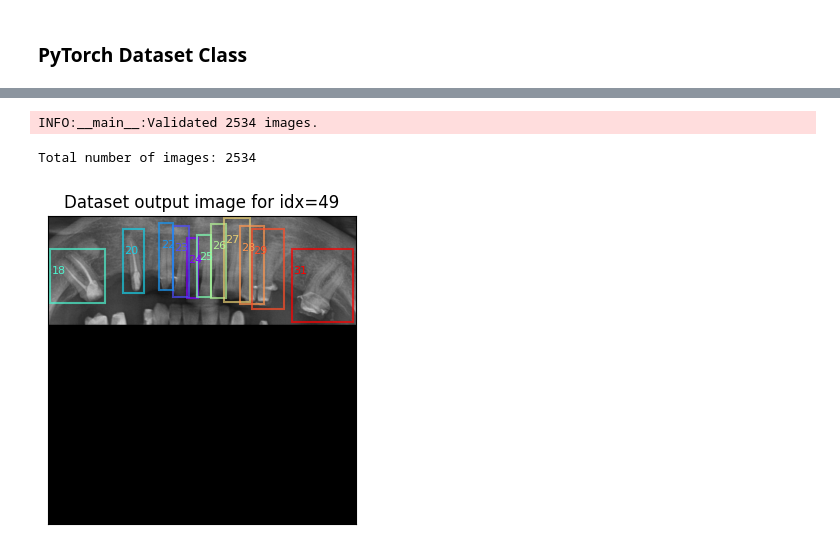
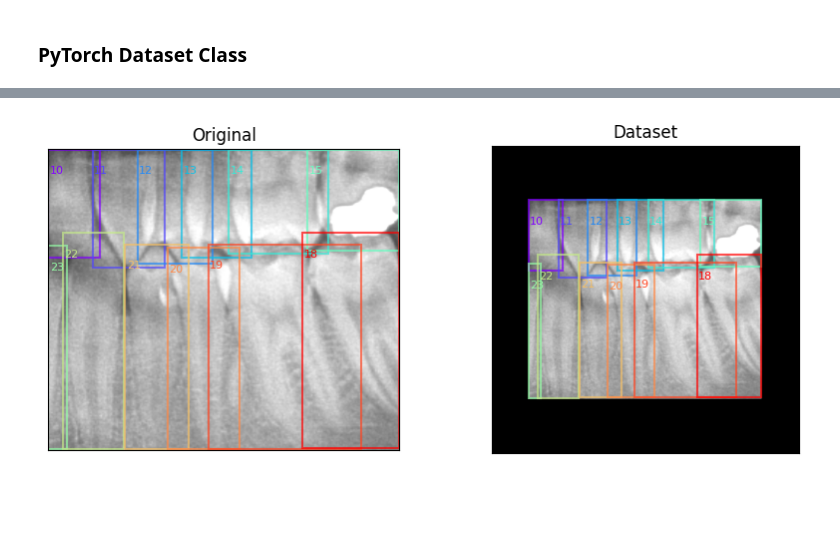
Before and after one commit to awerdich/computervision, a Jupyter notebook: notebooks/detection/07_dataset.ipynb, the cells around one changed output, grey strips where cells are left out. Drawn from its saved outputs; the diff is of its cells as text; code cells hidden in the pictures; blank space fills up the shorter version.

```diff
--- a/notebooks/detection/07_dataset.ipynb
+++ b/notebooks/detection/07_dataset.ipynb
@@ -233,7 +230,7 @@ print(proc_size)
 # %% [markdown]
 ### PyTorch Dataset Class ###
 # %%
-class DatasetFromDF(Dataset):
+class DTRdataset(Dataset):
     def __init__(self,
                  data: pd.DataFrame,
                  image_processor,
@@ -241,7 +238,7 @@ class DatasetFromDF(Dataset):
                  file_name_col: str,
                  label_id_col: str,
                  bbox_col: str,
-                 transformations: list = None):
+                 transforms: list = None):
 
         self.data = data
         self.image_processor = image_processor
@@ -249,9 +246,9 @@ class DatasetFromDF(Dataset):
         self.file_name_col = file_name_col
         self.label_id_col = label_id_col
         self.bbox_col = bbox_col
-        self.transformations = transformations
-        if transformations is None:
-            self.transformations = [alb.NoOp()]
+        self.transforms = transforms
+        if transforms is None:
+            self.transforms = [alb.NoOp()]
         self.file_list = [os.path.join(image_dir, file) for file in list(data[file_name_col].unique())]
         assert self.validate()
         self.bbox_format = {'format': 'coco',
@@ -288,14 +285,14 @@ class DatasetFromDF(Dataset):
             self.label_id_col].tolist()
 
         # Apply image transform
-        detr = DETRansform(bbox_format=self.bbox_format, transformations=self.transformations)
+        detr = DETRansform(bbox_format=self.bbox_format, transforms=self.transforms)
         transformed_im, transformed_annotations = detr.\
             format_transform(image=image, image_id=idx, bboxes=bboxes, labels=labels)
 
         # Apply the image processor to the augmentation transform
-        processed = image_processor(images=transformed_im,
-                                    annotations=transformed_annotations,
-                                    return_tensors='pt')
+        processed = self.image_processor(images=transformed_im,
+                                         annotations=transformed_annotations,
+                                         return_tensors='pt')
 
         # The processor returns lists for "pixel_values" and labels
         # But we need only one image and the annotations for that image
@@ -305,37 +341,38 @@ class DatasetFromDF(Dataset):
 # %%
-# Try the dataset class
-dataset = DatasetFromDF(data=df,
-                        image_processor=image_processor,
-                        image_dir=xrays_dir,
-                        file_name_col='file_name',
-                        label_id_col='ada',
-                        bbox_col='bbox',
-                        transformations=transformations)
+# Pick an image from the dataset
+idx = 12
+idx %= dataset.__len__()
+file_name = list(val_df['file_name'].unique())[idx]
+file = os.path.join(test_dir, file_name)
+df_file = val_df.loc[val_df['file_name'] == file_name]
 
-print(f'Total number of images: {dataset.__len__()}')
-idx = file_name_idx
-output = dataset[idx]
+# Load the image and bounding boxes
+im = ImageData().load_image(file)
+im = ImageData().np2color(im)
+bboxes = df_file['bbox'].tolist()
+labels = df_file['ada'].tolist()
 
 # Verify the output image for the dataset (see above)
+output = dataset[idx]
 output_image = np.transpose(output.get('pixel_values').numpy(), (1, 2, 0))
 output_labels = output.get('labels')
 output_labels_classes = list(output_labels.get('class_labels').numpy())
 output_labels_size = list(output_labels.get('size').numpy())
 output_width = int(output_labels_size[1])
 output_height = int(output_labels_size[0])
 output_boxes_yolo = output_labels.get('boxes')
 # We need to convert the bounding boxes from yolo format into the coco format
 output_boxes_xywh = [yolo2xywh(yolo_bbox=list(yolobox),
                                image_width=output_width,
                                image_height=output_height) for yolobox in output_boxes_yolo]
 # Let's also clip the new bounding boxes to the image boundaries
 output_boxes_xywh = [clipxywh(box, xlim=[0, output_width], ylim=[0, output_height], decimals=0) for box in output_boxes_xywh]
 # Plot the image with the bounding boxes
-fig, ax = plt.subplots(figsize=(4, 4))
-ax = plot_boxes(image=output_image, box_list=output_boxes_xywh, ax=ax, label_list=output_labels_classes)
-ax.set(title=f'Dataset output image for idx={idx}')
+fig, ax = plt.subplots(nrows=1, ncols=2, figsize=(10, 4))
+ax[0] = plot_boxes(image=im, box_list=bboxes, ax=ax[0], label_list=labels)
+ax[1] = plot_boxes(image=output_image, box_list=output_boxes_xywh, ax=ax[1], label_list=output_labels_classes)
+ax[0].set(title='Original')
+ax[1].set(title='Dataset')
 plt.show()
 # %% [output]
-INFO:__main__:Validated 2534 images.
-Total number of images: 2534
-[figure, old version]
+[figure, new version]
```
Also changed, not shown: parts of 5 cells of this notebook, 2 other files.
